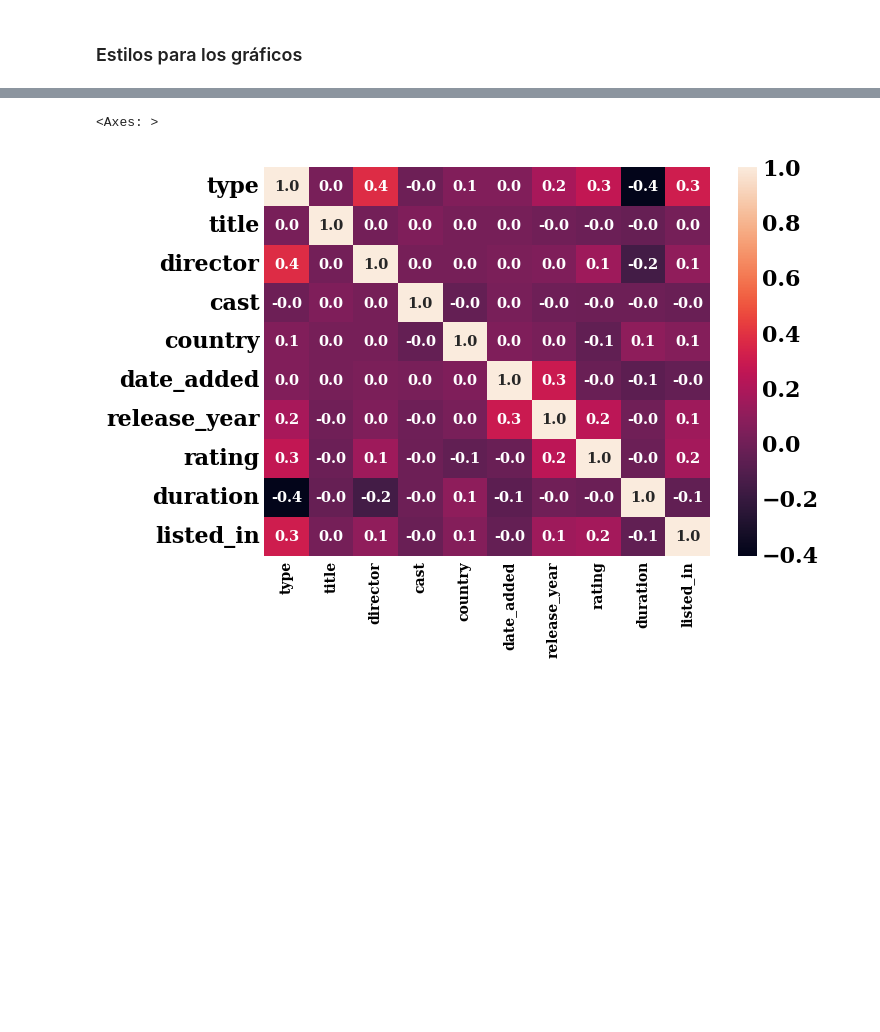
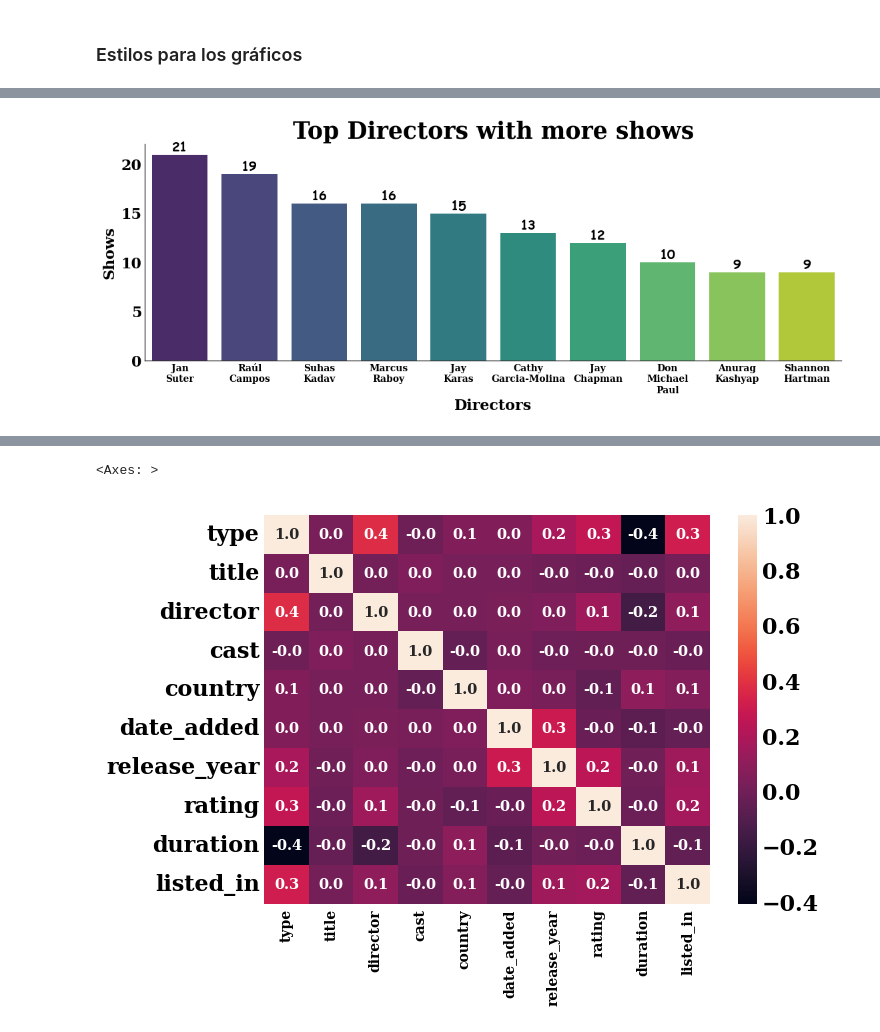
Before and after one commit to pablocarmona1527/Data_analyst, a Jupyter notebook: netflix_eda.ipynb, the cells around one changed output, grey strips where cells are left out. Cells and saved outputs as stored; diff of their text form; code cells hidden in the pictures; blank space fills up the shorter version.

```diff
--- a/netflix_eda.ipynb
+++ b/netflix_eda.ipynb
@@ -166,0 +131,25 @@ plt.show()
+# %%
+##----- Análisis de las columnas director, cast y listed_in
+
+##------Director
+top = df['director'].str.split(', ',expand=True).stack().value_counts(sort=True).head(11).reset_index().drop(0,axis=0)
+
+fig, ax = plt.subplots(figsize=(12,4))
+bar = sns.barplot(data=top,x='index',y='count',hue='index',palette='viridis')
+def estetica_individual(titulo):
+    ax.spines[['top','right']].set_visible(False)
+    ax.set_title(f'Top {titulo} with more shows')
+    ax.set_xlabel(titulo)
+    ax.set_ylabel('Shows')
+    labels = [i.replace(' ','\n') for i in top.iloc[:,0]]
+    ax.set_xticks(range(len(labels)))
+    ax.set_xticklabels(labels)
+
+    for container in bar.containers:
+        ax.bar_label(container,fontfamily='cursive',fontweight='bold',fontsize=14)
+
+estetica_individual('Directors')
+
+plt.show()
+# %% [output]
+[figure, added]
```
Also changed, not shown: parts of 25 cells of this notebook.
